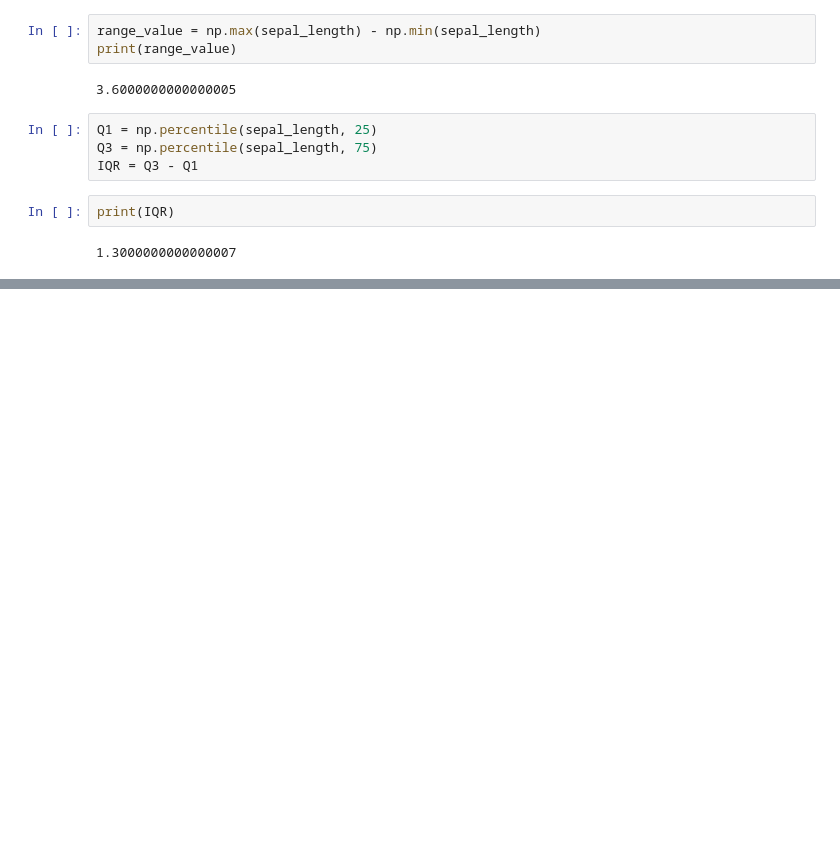
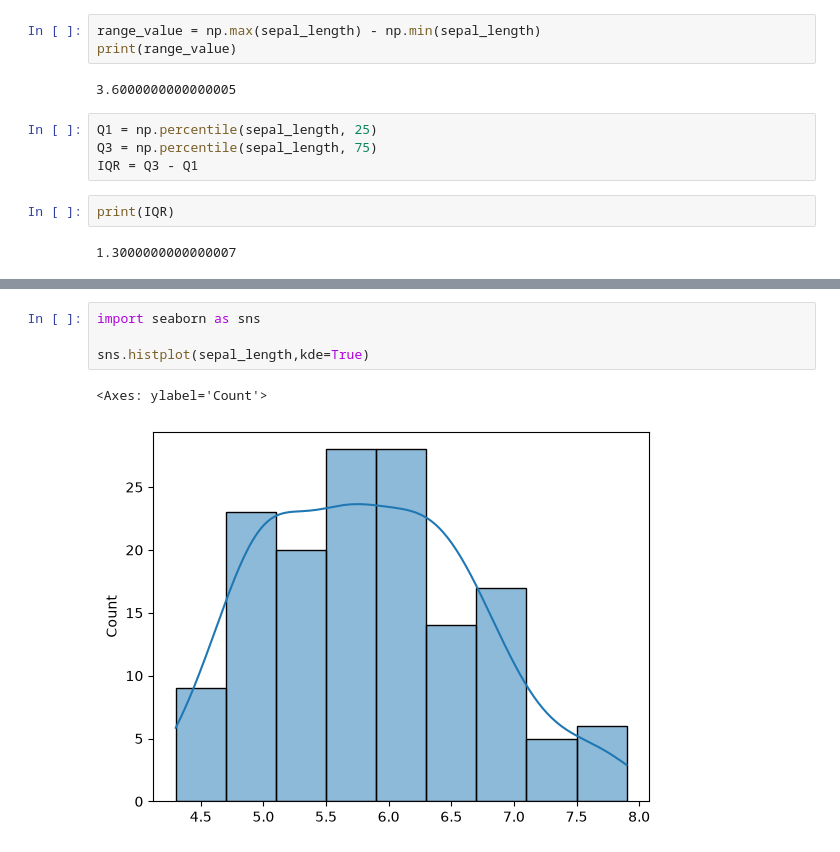
Before and after one commit to mdkaifsiddique/Data-analysis-with-Python, a Jupyter notebook: Day1.ipynb, the cells around one changed output, grey strips where cells are left out. Cells and saved outputs as stored; diff of their text form; blank space fills up the shorter version.

```diff
--- a/Day1.ipynb
+++ b/Day1.ipynb
@@ -168,0 +247,7 @@ np.float64(0.6811222222222223)
+# %%
+import seaborn as sns
+
+sns.histplot(sepal_length,kde=True)
+# %% [output]
+<Axes: ylabel='Count'>
+[figure, added]
```
Also changed, not shown: parts of 40 cells of this notebook, 1 other file.
